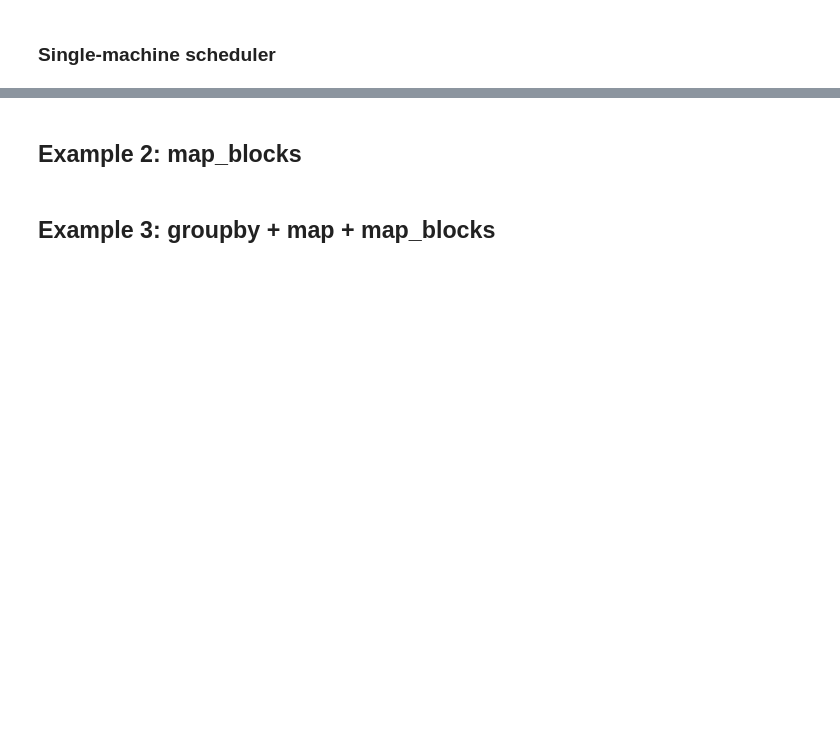
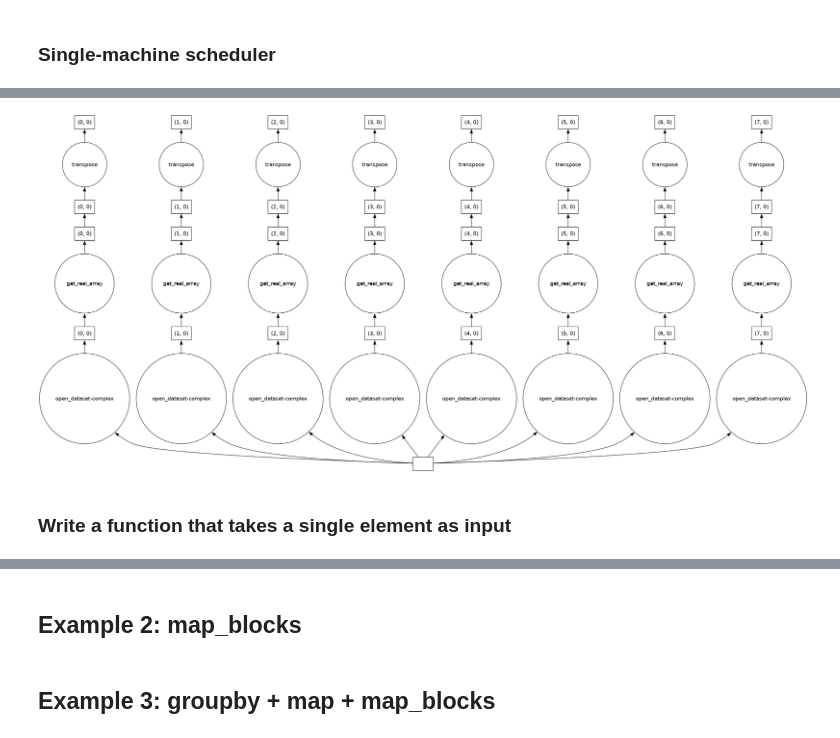
Before and after one commit to esciencecenter-digital-skills/2025-01-06-TUDelft-MobyLe-Hackathon, a Jupyter notebook: parallel_computation_with_dask.ipynb, the cells around one changed output, grey strips where cells are left out. Saved outputs shown, nothing was run; the diff lists cells and outputs as text; code cells hidden in the pictures; blank space fills up the shorter version.

```diff
--- a/parallel_computation_with_dask.ipynb
+++ b/parallel_computation_with_dask.ipynb
@@ -97,0 +131,15 @@ def _slc_complex_recontruct(mother_slc_complex, ifg_complex):
+# %%
+meta_arr = np.array((), dtype=np.float32)
+
+real_2 = da.apply_gufunc(
+    get_real_array,
+    "()->()",
+    stmat["complex"].data,
+    meta=meta_arr,
+)
+# %%
+dask.visualize(real_2)
+# %% [output]
+[figure, added]
+# %% [markdown]
+### Write a function that takes a single element as input
```
Also changed, not shown: parts of 23 cells of this notebook.
